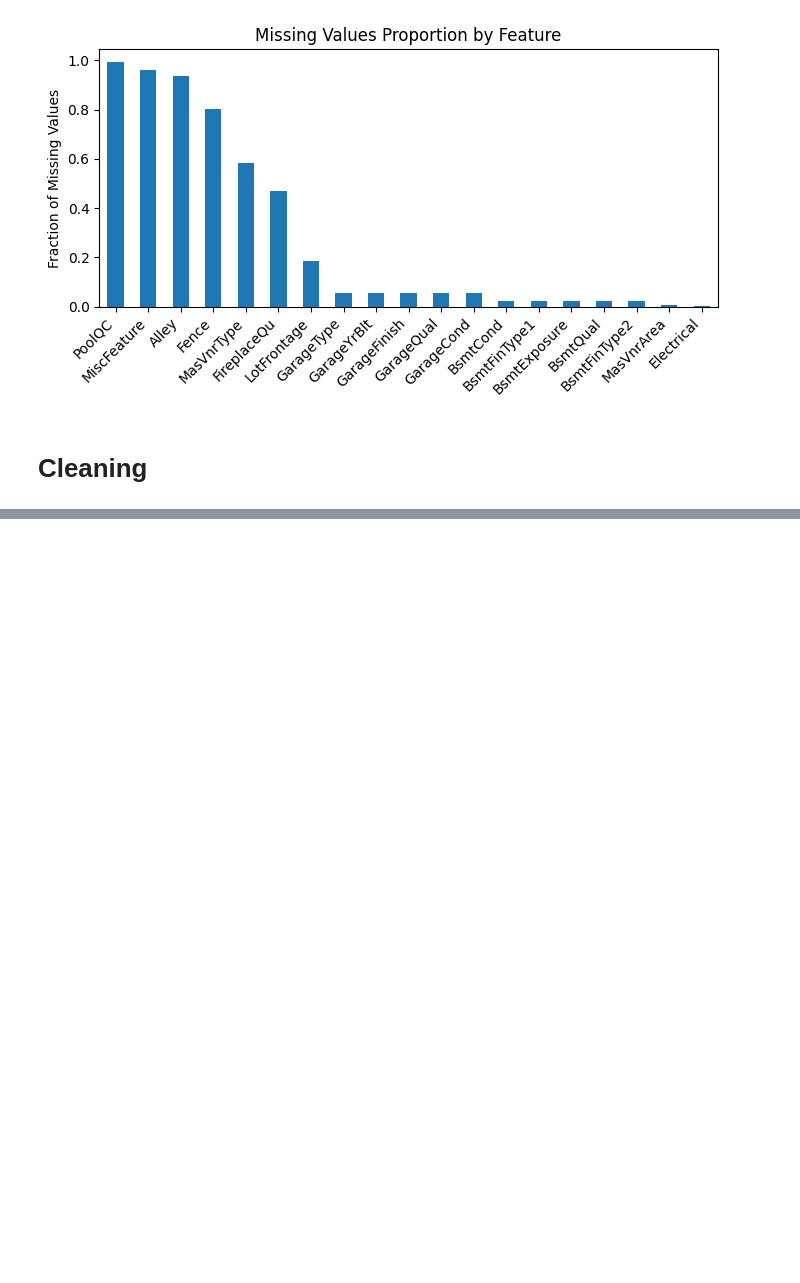
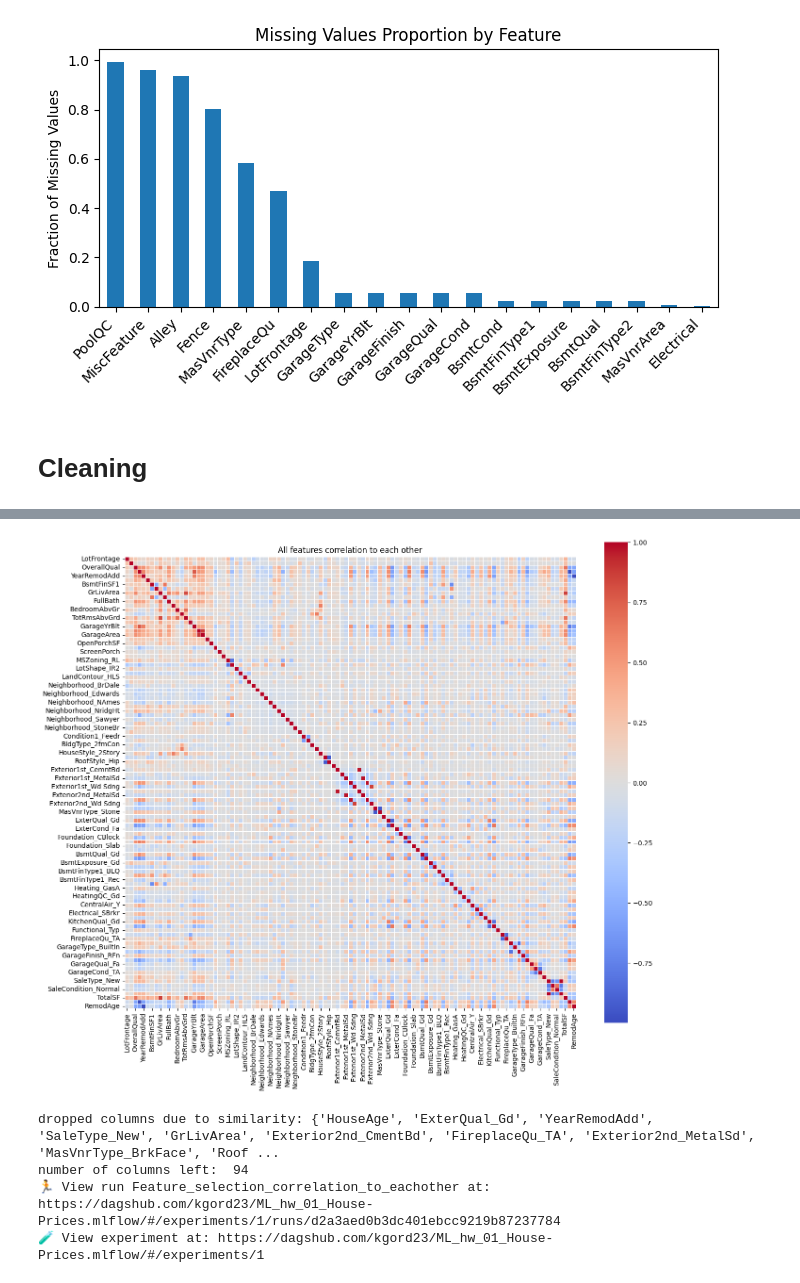
Before and after one commit to kgordeziani/ML_hw_01_House-Prices, a Jupyter notebook: model_experiment.ipynb, the cells around one changed output, grey strips where cells are left out. Drawn from its saved outputs; the diff is of its cells as text; code cells hidden in the pictures; blank space fills up the shorter version.

```diff
--- a/model_experiment.ipynb
+++ b/model_experiment.ipynb
@@ -189,0 +384,54 @@ with mlflow.start_run(run_name="Data_Cleaning"):
+# %%
+with mlflow.start_run(run_name="Feature_selection_correlation_to_eachother"):
+    #top_features = corr_with_target.sort_values(ascending=False).head(37).index.tolist()
+    #corr_matrix = X_train_encoded[top_features].corr()
+    corr_matrix=X_train_encoded.corr()
+
+    fig, ax = graph.subplots(figsize=(14, 12))
+
+    sns.heatmap(
+        corr_matrix,
+        annot=False,
+        fmt='.2f',
+        cmap='coolwarm',
+        center=0,
+        square=True,
+        linewidths=0.5,
+        ax=ax
+    )
+
+    #ax.set_title('Top 37 columns correlation ')
+    ax.set_title('All features correlation to each other')
+    graph.tight_layout()
+    graph.savefig("multicollinearity_heatmap.png")
+    mlflow.log_artifact("multicollinearity_heatmap.png")
+    graph.show()
+
+    threshold_multi=0.85
+    to_drop = set()
+    for i in range(len(corr_matrix.columns)):
+        for j in range(i+1, len(corr_matrix.columns)):
+            if abs(corr_matrix.iloc[i, j])>threshold_multi:
+                col_i=corr_matrix.columns[i]
+                col_j=corr_matrix.columns[j]
+                if abs(corr_with_target[col_i]) < abs(corr_with_target[col_j]):
+                    to_drop.add(col_i)
+                else:
+                    to_drop.add(col_j)
+
+    print(f"dropped columns due to similarity: {to_drop}")
+
+    X_train_encoded=X_train_encoded.drop(columns=list(to_drop))
+    X_val_encoded=X_val_encoded.drop(columns=list(to_drop))
+
+    mlflow.log_param("multicoll threshold", threshold_multi)
+    mlflow.log_param("dropped columns due to similarity", list(to_drop))
+
+    print(f"number of columns left:  {X_train_encoded.shape[1]}")
+    mlflow.log_param("number of columns left",  X_train_encoded.shape[1])
+# %% [output]
+[figure, added]
+dropped columns due to similarity: {'HouseAge', 'ExterQual_Gd', 'YearRemodAdd', 'SaleType_New', 'GrLivArea', 'Exterior2nd_CmentBd', 'FireplaceQu_TA', 'Exterior2nd_MetalSd', 'MasVnrType_BrkFace', 'Roof ...
+number of columns left:  94
+🏃 View run Feature_selection_correlation_to_eachother at: https://dagshub.com/kgord23/ML_hw_01_House-Prices.mlflow/#/experiments/1/runs/d2a3aed0b3dc401ebcc9219b87237784
+🧪 View experiment at: https://dagshub.com/kgord23/ML_hw_01_House-Prices.mlflow/#/experiments/1
```
Also changed, not shown: parts of 22 cells of this notebook.
